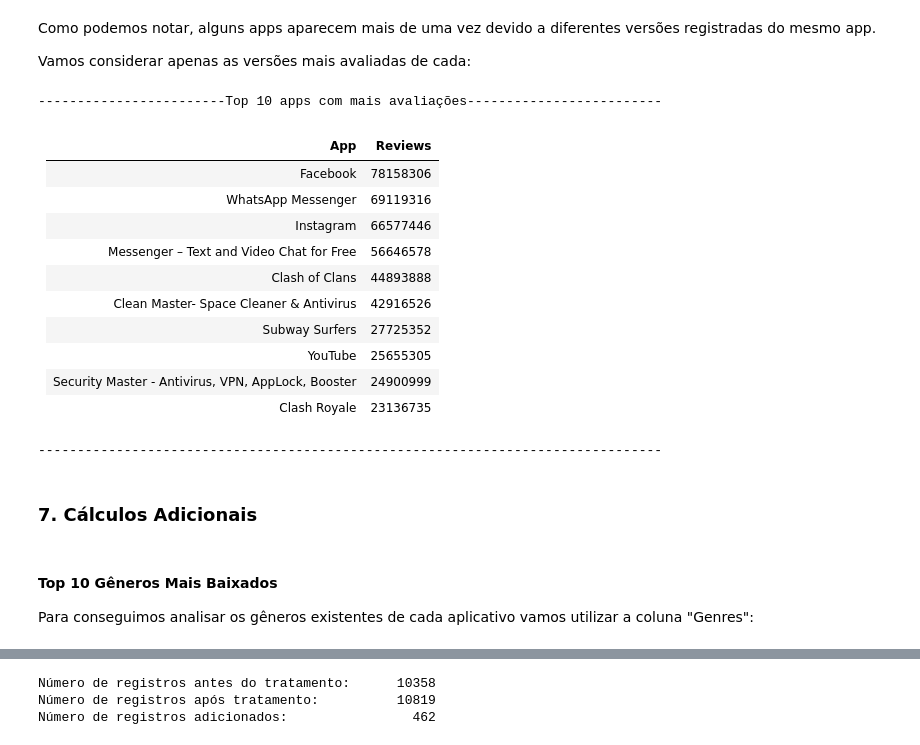
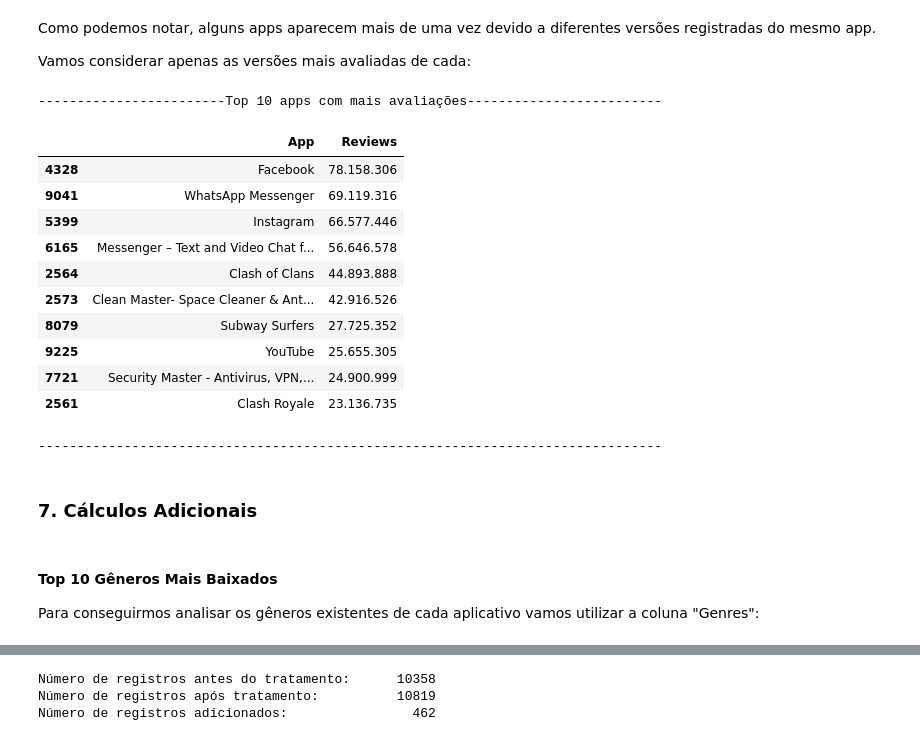
Before and after one commit to GustavCampos/Programa-de-bolsas-Compasso, a Jupyter notebook: Sprint 3/Desafios/Desafio.ipynb, the cells around one changed output, grey strips where cells are left out. Drawn from its saved outputs; the diff is of its cells as text; code cells hidden in the pictures.

```diff
--- a/Sprint 3/Desafios/Desafio.ipynb
+++ b/Sprint 3/Desafios/Desafio.ipynb
@@ -445,30 +445,34 @@ Vamos considerar apenas as versões mais avaliadas de cada:
 # %%
 # Cria um dataframe com os registros de "App" e "Reviews" máximos
 distinct_normalized_reviews_dataframe = normalized_reviews_dataframe.groupby(APP)[REVIEWS].max().reset_index()
 
 # Exibindo 10 registros com mais reviews
 print("Top 10 apps com mais avaliações".center(80, "-"))
-display_df_table(distinct_normalized_reviews_dataframe.sort_values(by=REVIEWS, ascending=False).head(10), False)
+
+display(distinct_normalized_reviews_dataframe
+        .sort_values(by=REVIEWS, ascending=False).head(10)
+        .style.format(thousands=".")
+)
+
 print("-" * 80)
 # %% [output]
 ------------------------Top 10 apps com mais avaliações-------------------------
-| App                                                |   Reviews |
-|:---------------------------------------------------|----------:|
-| Facebook                                           |  78158306 |
-| WhatsApp Messenger                                 |  69119316 |
-| Instagram                                          |  66577446 |
-| Messenger – Text and Video Chat for Free           |  56646578 |
-| Clash of Clans                                     |  44893888 |
-| Clean Master- Space Cleaner & Antivirus            |  42916526 |
-| Subway Surfers                                     |  27725352 |
-| YouTube                                            |  25655305 |
-| Security Master - Antivirus, VPN, AppLock, Booster |  24900999 |
-| Clash Royale                                       |  23136735 |
+|  | App | Reviews |
+| 4328 | Facebook | 78.158.306 |
+| 9041 | WhatsApp Messenger | 69.119.316 |
+| 5399 | Instagram | 66.577.446 |
+| 6165 | Messenger – Text and Video Chat f... | 56.646.578 |
+| 2564 | Clash of Clans | 44.893.888 |
+| 2573 | Clean Master- Space Cleaner & Ant... | 42.916.526 |
+| 8079 | Subway Surfers | 27.725.352 |
+| 9225 | YouTube | 25.655.305 |
+| 7721 | Security Master - Antivirus, VPN,... | 24.900.999 |
+| 2561 | Clash Royale | 23.136.735 |
 --------------------------------------------------------------------------------
 # %% [markdown]
 ### 7. Cálculos Adicionais
 # %% [markdown]
 #### Top 10 Gêneros Mais Baixados
 
-Para conseguimos analisar os gêneros existentes de cada aplicativo vamos utilizar a coluna "Genres":
+Para conseguirmos analisar os gêneros existentes de cada aplicativo vamos utilizar a coluna "Genres":
 # %%
```
Also changed, not shown: parts of 21 cells of this notebook.
